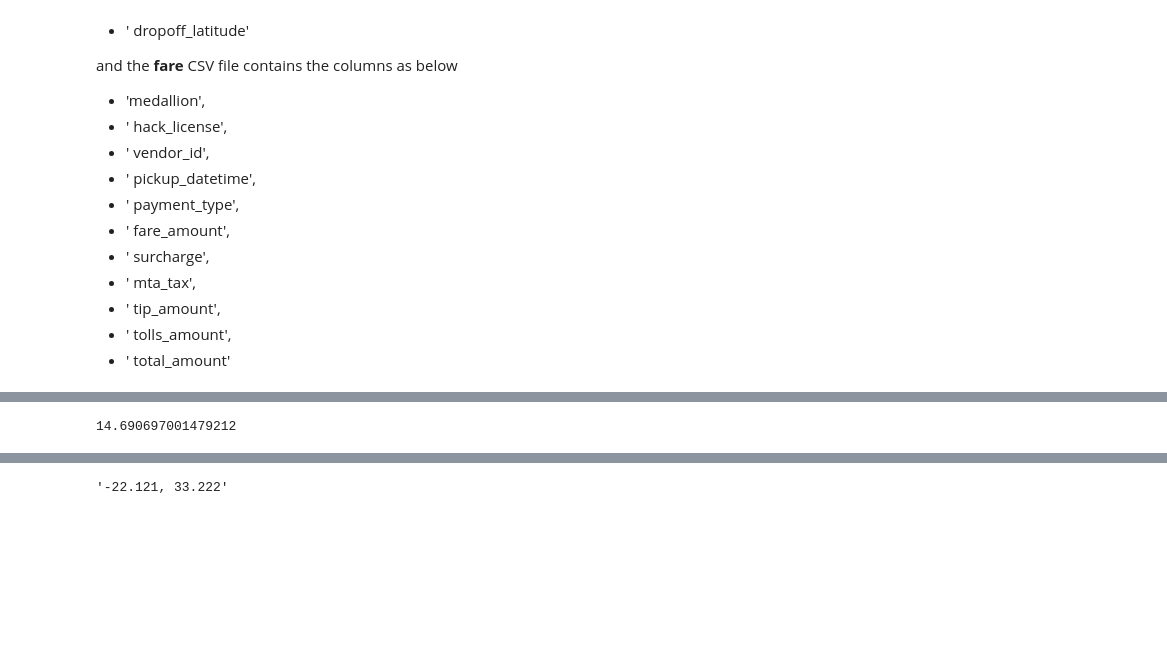
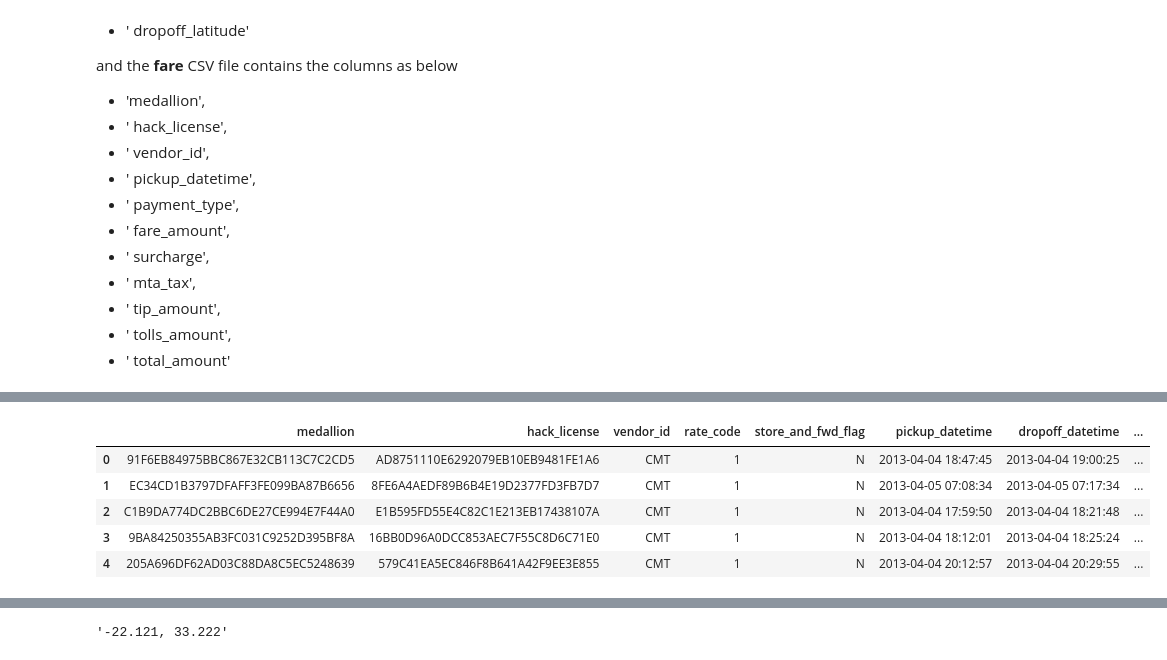
Before and after one commit to eeghor/cbataxi, a Jupyter notebook: cbataxi.ipynb, the cells around one changed output, grey strips where cells are left out. Saved outputs shown, nothing was run; the diff lists cells and outputs as text; code cells hidden in the pictures; blank space fills up the shorter version.

```diff
--- a/cbataxi.ipynb
+++ b/cbataxi.ipynb
@@ -218,4 +276,9 @@ elapsed time: 2 m 43 s
-# %%
-tx.trips_and_fares[' total_amount'].mean()
-# %% [output]
-14.690697001479212
+# %%
+tx.trips.head()
+# %% [output]
+|  | medallion | hack_license | vendor_id | rate_code | store_and_fwd_flag | pickup_datetime | dropoff_datetime | ... |
+| 0 | 91F6EB84975BBC867E32CB113C7C2CD5 | AD8751110E6292079EB10EB9481FE1A6 | CMT | 1 | N | 2013-04-04 18:47:45 | 2013-04-04 19:00:25 | ... |
+| 1 | EC34CD1B3797DFAFF3FE099BA87B6656 | 8FE6A4AEDF89B6B4E19D2377FD3FB7D7 | CMT | 1 | N | 2013-04-05 07:08:34 | 2013-04-05 07:17:34 | ... |
+| 2 | C1B9DA774DC2BBC6DE27CE994E7F44A0 | E1B595FD55E4C82C1E213EB17438107A | CMT | 1 | N | 2013-04-04 17:59:50 | 2013-04-04 18:21:48 | ... |
+| 3 | 9BA84250355AB3FC031C9252D395BF8A | 16BB0D96A0DCC853AEC7F55C8D6C71E0 | CMT | 1 | N | 2013-04-04 18:12:01 | 2013-04-04 18:25:24 | ... |
+| 4 | 205A696DF62AD03C88DA8C5EC5248639 | 579C41EA5EC846F8B641A42F9EE3E855 | CMT | 1 | N | 2013-04-04 20:12:57 | 2013-04-04 20:29:55 | ... |
```
Also changed, not shown: parts of 9 cells of this notebook.
